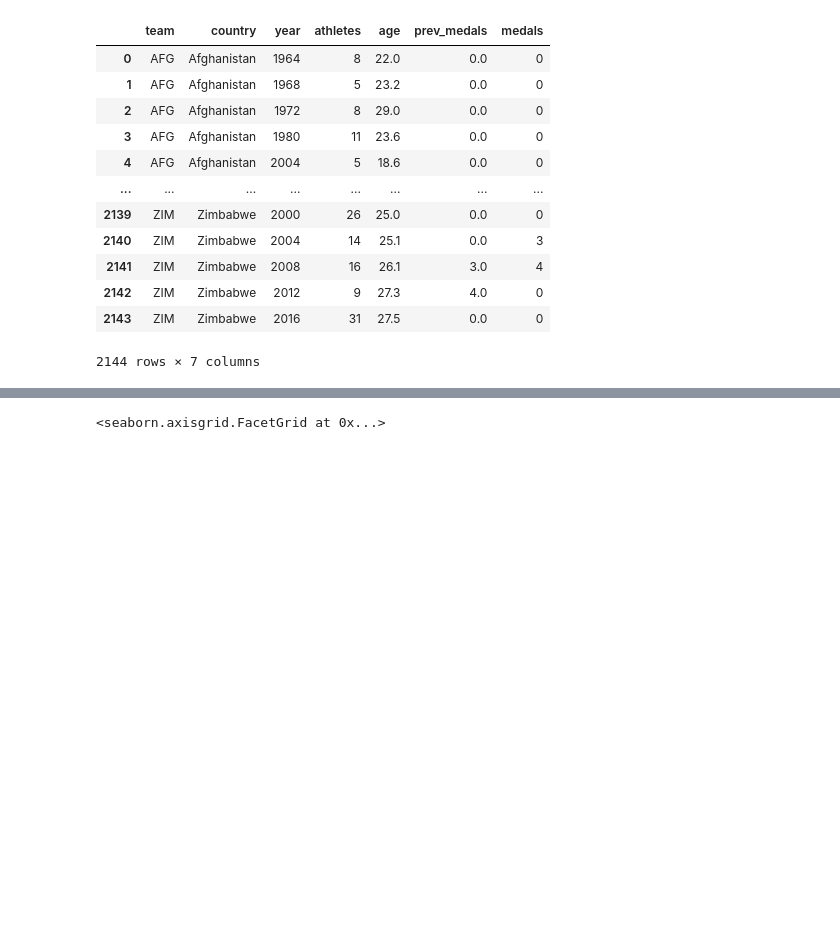
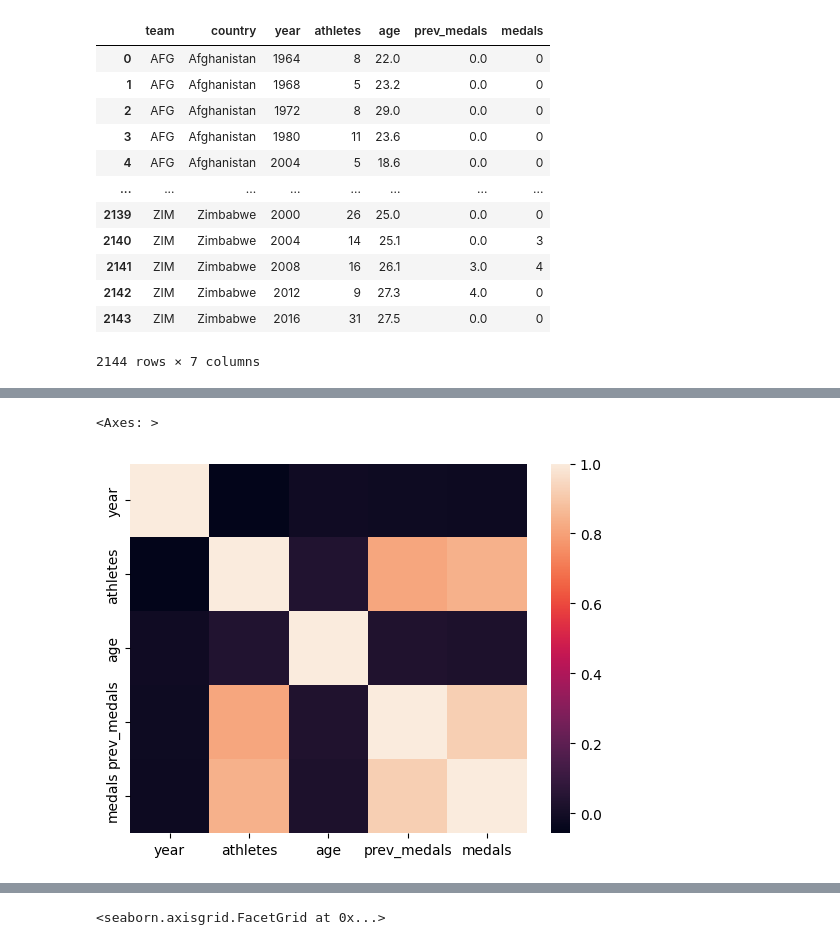
Before and after one commit to imaakanksha/MachineLearningProject, a Jupyter notebook: data_prep.ipynb, the cells around one changed output, grey strips where cells are left out. Drawn from its saved outputs; the diff is of its cells as text; code cells hidden in the pictures; blank space fills up the shorter version.

```diff
--- a/data_prep.ipynb
+++ b/data_prep.ipynb
@@ -40,0 +83,3 @@ ValueError: could not convert string to float: 'AFG'
+# %%
+corr_matrix = teams[['year','athletes','age','prev_medals','medals']].corr()
+corr_matrix
@@ -41,2 +93,7 @@ ValueError: could not convert string to float: 'AFG'
+# %%
+sns.heatmap(corr_matrix)
+# %% [output]
+<Axes: >
+[figure, added]
 # %%
 import seaborn  as sns
```
Also changed, not shown: parts of 8 cells of this notebook, 1 other file.
